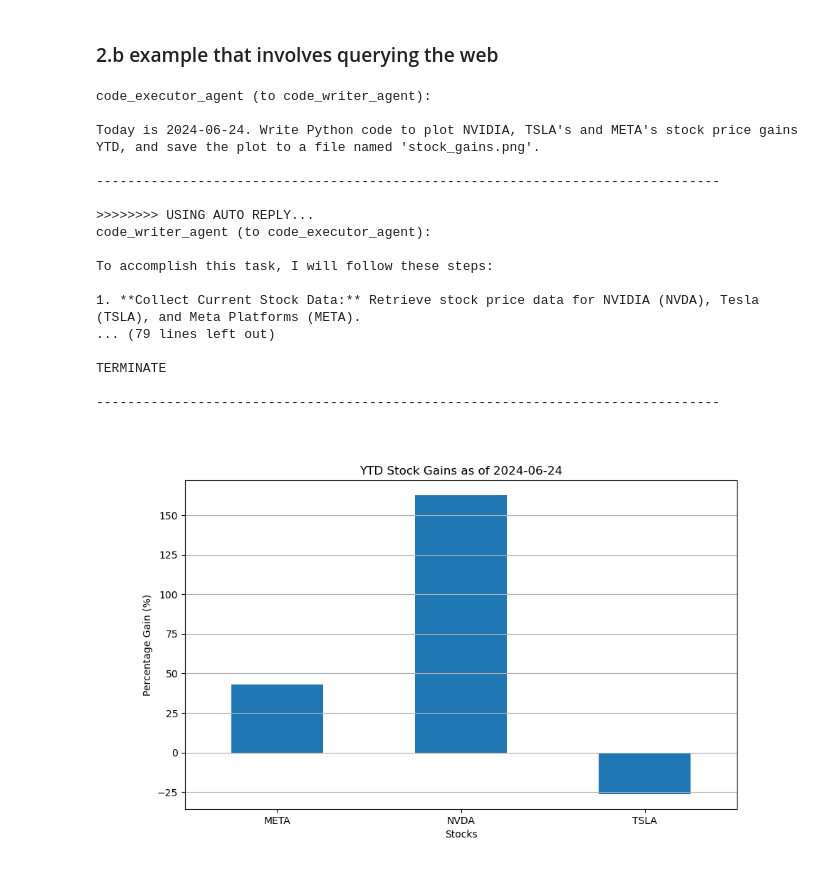
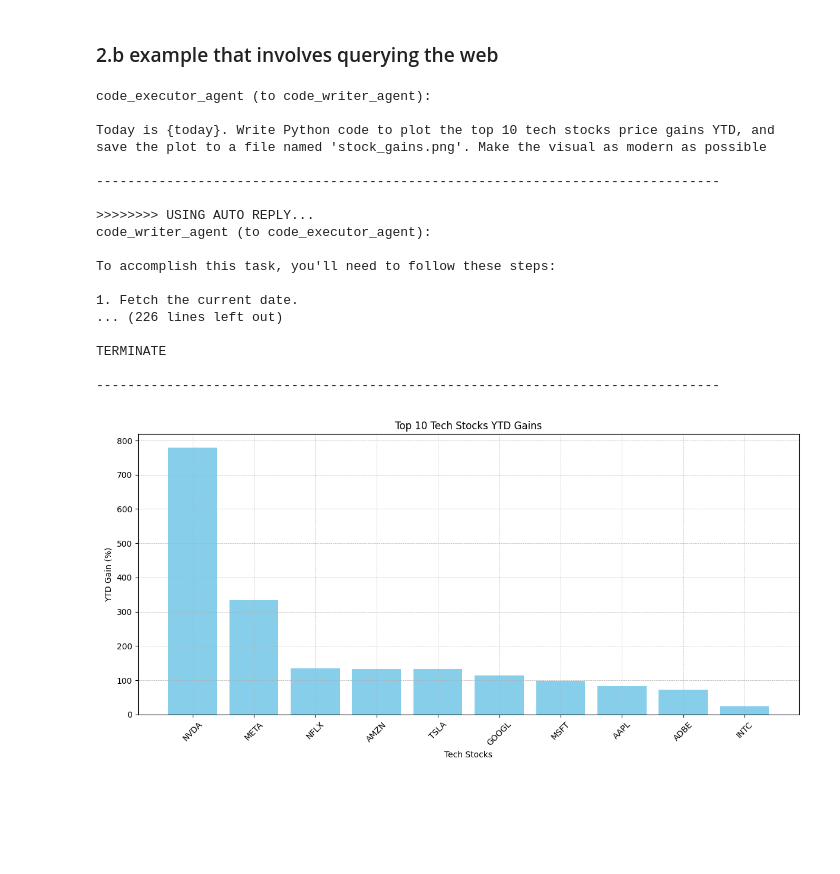
Before and after one commit to orsharon7/autogen-workshop, a Jupyter notebook: 01-Basic-Two-Agents.ipynb, the cells around one changed output. Saved outputs shown, nothing was run; the diff lists cells and outputs as text; code cells hidden in the pictures; blank space fills up the shorter version.

```diff
--- a/01-Basic-Two-Agents.ipynb
+++ b/01-Basic-Two-Agents.ipynb
@@ -170,6 +198,18 @@ TypeError: expected str, bytes or os.PathLike object, not TemporaryDirectory
 ### 2.b  example that involves querying the web
 # %%
 import datetime
+
+filter_dict = {"model": ["gpt-4o"]}
+
+config_list = autogen.config_list_from_json(
+    env_or_file="OAI_CONFIG_LIST",
+    filter_dict=filter_dict,
+)
+# Create a local command line code executor.
+executor = LocalCommandLineCodeExecutor(
+    timeout=10,  # Timeout for each code execution in seconds.
+    work_dir="stocks",  # Use the temporary directory to store the code files.
+)
 
 # Create an agent with code executor configuration.
 code_executor_agent = ConversableAgent(
@@ -183,28 +223,28 @@ code_executor_agent = ConversableAgent(
 today = datetime.datetime.now().strftime("%Y-%m-%d")
 chat_result = code_executor_agent.initiate_chat(
     code_writer_agent,
-    message=f"Today is {today}. Write Python code to plot NVIDIA, TSLA's and META's "
-    "stock price gains YTD, and save the plot to a file named 'stock_gains.png'.",
+    message="Today is {today}. Write Python code to plot the top 10 tech stocks price gains YTD, and save the plot to a file named 'stock_gains.png'. Make the visual as modern as possible",
 )
-
-from IPython.display import Image
-Image(os.path.join(temp_dir.name, "stock_gains.png"))
 # %% [output]
 code_executor_agent (to code_writer_agent):
 
-Today is 2024-06-24. Write Python code to plot NVIDIA, TSLA's and META's stock price gains YTD, and save the plot to a file named 'stock_gains.png'.
+Today is {today}. Write Python code to plot the top 10 tech stocks price gains YTD, and save the plot to a file named 'stock_gains.png'. Make the visual as modern as possible
 
 --------------------------------------------------------------------------------
 
 >>>>>>>> USING AUTO REPLY...
 code_writer_agent (to code_executor_agent):
 
-To accomplish this task, I will follow these steps:
+To accomplish this task, you'll need to follow these steps:
 
-1. **Collect Current Stock Data:** Retrieve stock price data for NVIDIA (NVDA), Tesla (TSLA), and Meta Platforms (META).
-... (79 lines left out)
+1. Fetch the current date.
+... (226 lines left out)
 
 TERMINATE
 
 --------------------------------------------------------------------------------
-[figure, removed]
+# %%
+from IPython.display import Image
+Image(os.path.join("stocks/", "stock_gains.png"))
+# %% [output]
+[figure, added]
```
Also changed, not shown: parts of 7 cells of this notebook, 15 other files.
